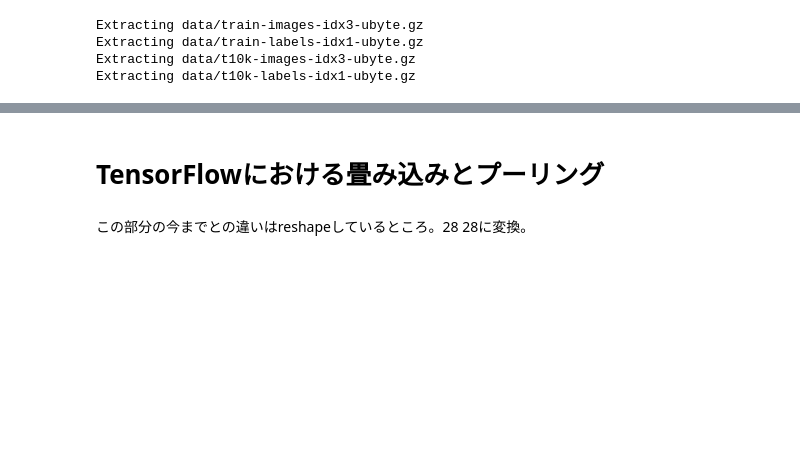
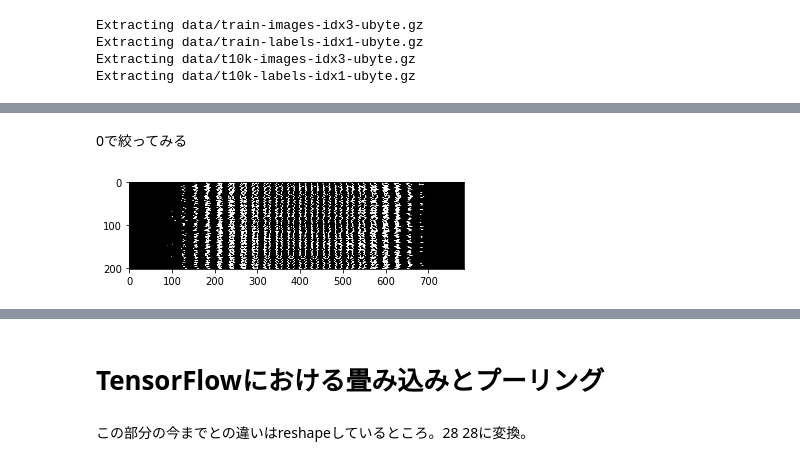
Before and after one commit to miyamotok0105/TensorFlowDL-samples, a Jupyter notebook: ch03.ipynb, the cells around one changed output, grey strips where cells are left out. Cells and saved outputs as stored; diff of their text form; code cells hidden in the pictures; blank space fills up the shorter version.

```diff
--- a/ch03.ipynb
+++ b/ch03.ipynb
@@ -246,0 +205,10 @@ ValueError: The truth value of an array with more than one element is ambiguous.
+# %% [markdown]
+0で絞ってみる
+# %%
+#0を描画
+train_images, train_labels = mnist.train.next_batch(2000)
+img_zero = train_images[np.where(train_labels == 0)]
+plt.plot(), plt.imshow(np.array(img_zero), cmap='gray')
+plt.show()
+# %% [output]
+[figure, added]
```
Also changed, not shown: parts of 28 cells of this notebook, 1 other file.
